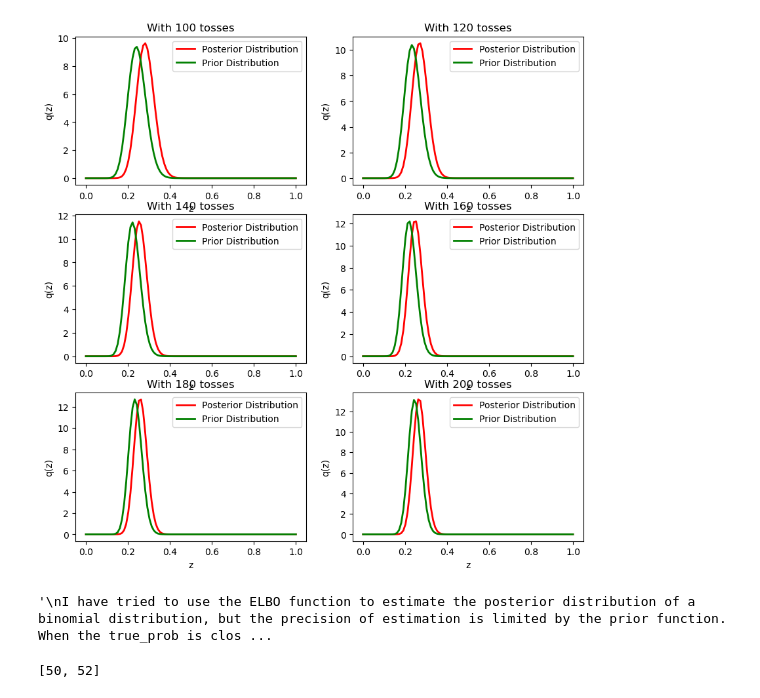
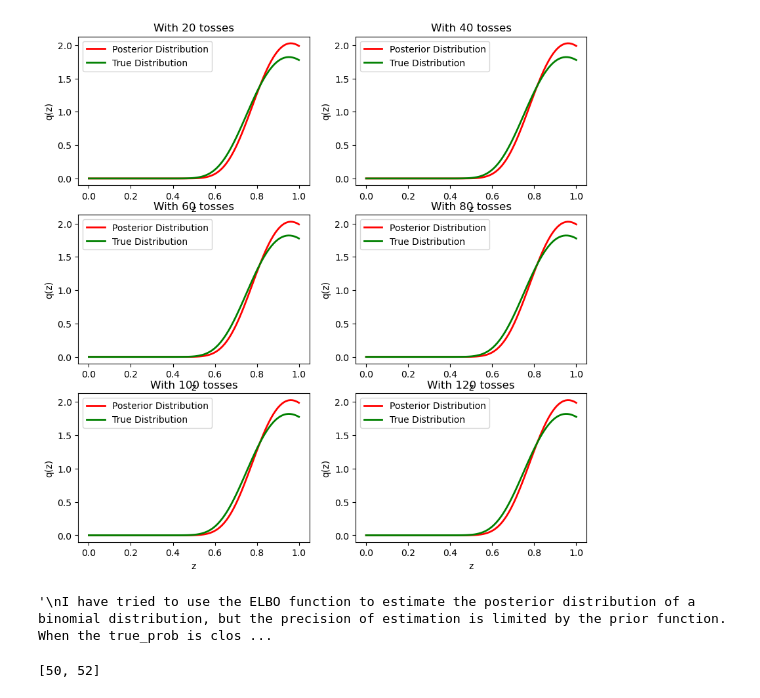
Before and after one commit to sleepysunny311/Coding, a Jupyter notebook: Simple_Example_T_Distribution.ipynb, the cells around one changed output. Drawn from its saved outputs; the diff is of its cells as text; code cells hidden in the pictures.

Commit message:
Simple Derivation For T Distribution

```diff
--- a/Simple_Example_T_Distribution.ipynb
+++ b/Simple_Example_T_Distribution.ipynb
@@ -48,7 +48,7 @@ in this case, the log variational distribution is the log probability density fu
 The pruned beta distribution is used to avoid numerical issues"""
 def log_variational(z, phi):
 
-    val = beta.logpdf(z, a=phi[0], b=phi[1])
+    val = stats.invgamma.logpdf(z, a=0.5*phi[0], loc=0, scale=0.5*phi[0])
     val[np.isinf(val) & (val < 0)] = -10000
     val[np.isinf(val) & (val > 0)] = 10000
     return val
@@ -63,10 +63,10 @@ Also, I vectorized the code to make it faster"""
 
 def ELBO(phi, x, n_samples=10000):
 
-    np.random.seed(20230125)
+    # np.random.seed(20230125)
     sum = 0
     # simulates z
-    z = beta.rvs(a=phi[0], b=phi[1], size=n_samples)
+    z = stats.invgamma.rvs(a=0.5*phi[0], scale=0.5*phi[0], size=n_samples)
 
     # sum of log likelihoods
     sum_log_lik = np.sum(log_likelihood(x, z))
@@ -91,17 +91,16 @@ def neg_ELBO(phi, x, n_samples=10000):
     return -ELBO(phi, x, n_samples)
 # %%
 def optim_ELBO(phi0, x_sample, n_samples):
-    # fnscale -1 is used for specifying a maximization problem
-    bounds = [(0.00001, 1000), (0.00001, 1000)]
+    bounds = [(0.00001, 1000)]
     result = minimize(neg_ELBO, phi0, args=(x_sample, n_samples), bounds=bounds, method='L-BFGS-B')
     return result
 # %%
-def plot_posterior(phi_opt, true_prob, n_tos,plot_ax,x_sample):
+def plot_posterior(phi_opt, true_df, n_tos,plot_ax,x_sample):
     x = np.linspace(0, 1, 100)
-    y = beta.pdf(x, a=phi_opt[0], b=phi_opt[1])
+    y = stats.invgamma.pdf(x, a=0.5 * phi_opt[0], scale=0.5 * phi_opt[0])
     plot_ax.plot(x, y, 'r-', lw=2, label='Posterior Distribution')
-    plot_y = beta.pdf(x, a = np.sum(x_sample)+1, b = n_tos - np.sum(x_sample)+1)
-    plot_ax.plot(x, plot_y, 'g-', lw=2, label='Prior Distribution')
+    plot_y =  stats.invgamma.pdf(x, a=0.5 * true_df, scale=0.5 * true_df)
+    plot_ax.plot(x, plot_y, 'g-', lw=2, label='True Distribution')
     # plot_ax.axvline(true_prob, color='blue', lw=1.6, label='True Probability')
     plot_ax.set_xlabel('z')
     plot_ax.set_ylabel('q(z)')
@@ -109,36 +108,37 @@ def plot_posterior(phi_opt, true_prob, n_tos,plot_ax,x_sample):
     plot_ax.legend()
 # %%
 #True probability of heads
-true_prob = 0.3
+true_df = 40
 
 #Initial values for alpha and beta
-phi0 = [50, 50]
+phi0 = [50]
+
 
 #Number of samples from
 #the variational distribution
 n_samples = 2000
 
 #Number of tosses
 n_tos = 100
 
 fig, axs = plt.subplots(3, 2, figsize=(10, 10))
 axs = axs.ravel()
 to_plot = []
-for i, ax in zip(range(100, 220, 20), axs):
-    x_sample = np.random.binomial(1, true_prob, size=i)
+for i, ax in zip(range(20, 140, 20), axs):
+    x_sample = stats.t.rvs(df=true_df, size=i)
 
     phi_opt = optim_ELBO(phi0, x_sample, n_samples)
 
-    plot_posterior(phi_opt.x, true_prob, i, ax,x_sample)
+    plot_posterior(phi_opt.x, true_df, i, ax,x_sample)
 plt.show()
 
 
 """
 I have tried to use the ELBO function to estimate the posterior distribution of a binomial distribution, but the precision of estimation is limited by the prior function. When the true_prob is close to 0.5 (like 0.6), the overall performance is great.
 But when the true_prob is close to 0 or 1, the estimation is not good. I think the reason is that the prior function is not good enough to capture the posterior distribution.
 """
 # %% [output]
-[figure, old version]
+[figure, new version]
 '\nI have tried to use the ELBO function to estimate the posterior distribution of a binomial distribution, but the precision of estimation is limited by the prior function. When the true_prob is clos ...
 # %%
 [np.sum(x_sample)+1, n_tos - np.sum(x_sample)+1]
```
Also changed, not shown: parts of 4 cells of this notebook, 10 other files.
